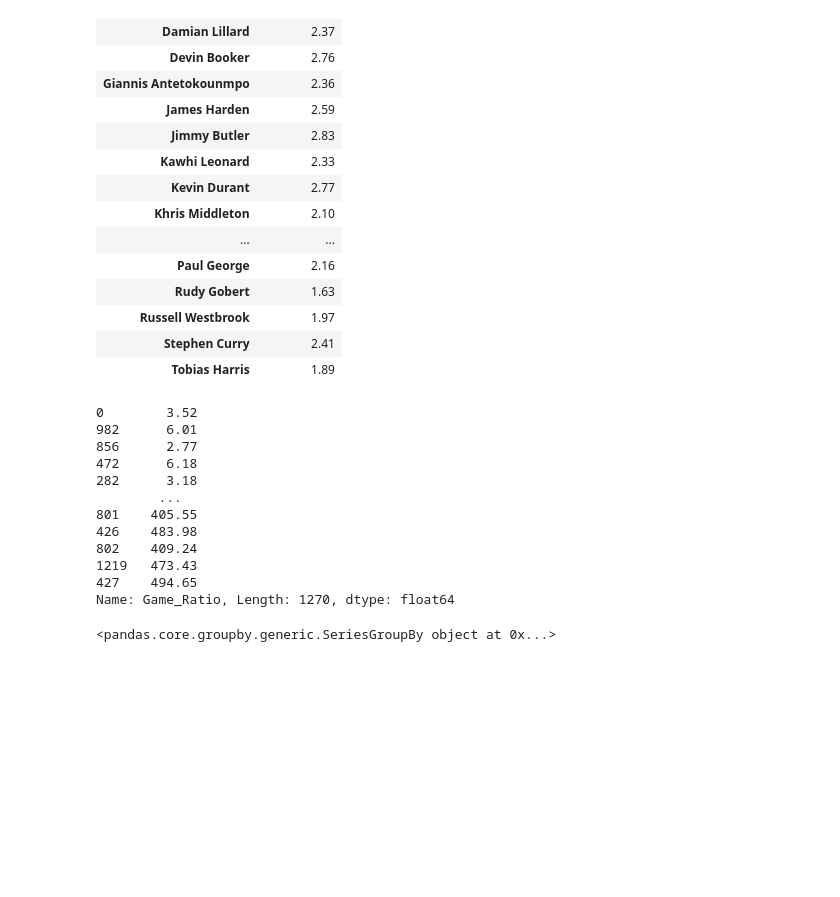
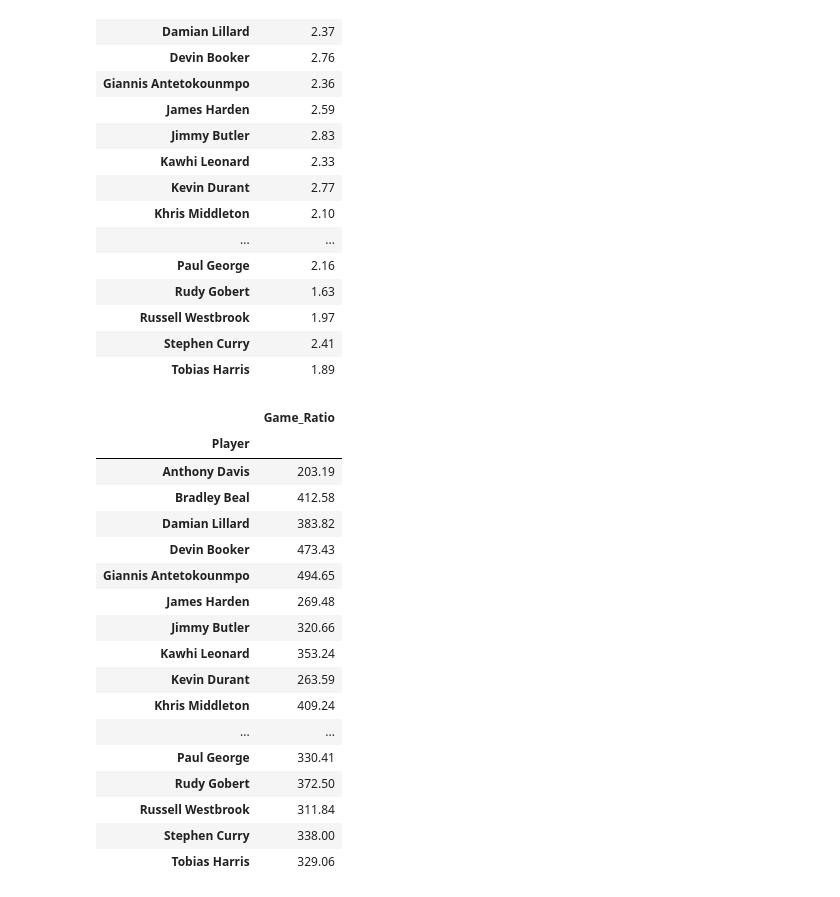
Before and after one commit to tylergusmyers/nba_analyzer, a Jupyter notebook: all_stats_11_16.ipynb, the cells around one changed output. Drawn from its saved outputs; the diff is of its cells as text; code cells hidden in the pictures; blank space fills up the shorter version.

Commit message:
Cumulative sum added
/

```diff
--- a/all_stats_11_16.ipynb
+++ b/all_stats_11_16.ipynb
@@ -242,26 +242,28 @@ gsr_standard_deviation
 | Russell Westbrook | 1.97 |
 | Stephen Curry | 2.41 |
 | Tobias Harris | 1.89 |
-# %%
-gsr_cumulative_sum = all_games_player_scores_sorted.groupby(['Player'])['Game_Ratio'].apply(lambda x: x.cumsum())
-gsr_cumulative_sum
-# %% [output]
-0        3.52
-982      6.01
-856      2.77
-472      6.18
-282      3.18
-        ...
-801    405.55
-426    483.98
-802    409.24
-1219   473.43
-427    494.65
-Name: Game_Ratio, Length: 1270, dtype: float64
-# %%
-all_games_player_scores_sorted.groupby('Player')['Game_Ratio']
-# %% [output]
-<pandas.core.groupby.generic.SeriesGroupBy object at 0x...>
+# %%
+gsr_cumulative_sum = all_games_player_scores_sorted.groupby('Player')[['Game_Ratio']].sum().groupby('Player').cumsum().drop("Klay Thompson")
+gsr_cumulative_sum
+# %% [output]
+|  | Game_Ratio |
+| Player |  |
+| Anthony Davis | 203.19 |
+| Bradley Beal | 412.58 |
+| Damian Lillard | 383.82 |
+| Devin Booker | 473.43 |
+| Giannis Antetokounmpo | 494.65 |
+| James Harden | 269.48 |
+| Jimmy Butler | 320.66 |
+| Kawhi Leonard | 353.24 |
+| Kevin Durant | 263.59 |
+| Khris Middleton | 409.24 |
+| ... | ... |
+| Paul George | 330.41 |
+| Rudy Gobert | 372.50 |
+| Russell Westbrook | 311.84 |
+| Stephen Curry | 338.00 |
+| Tobias Harris | 329.06 |
 # %%
 gs_plot = all_games_player_scores_sorted.hvplot(x='date',y='Game_Score',by="Player",kind='line',rot=45, width=1550, height=600 )
 gs_plot
```
